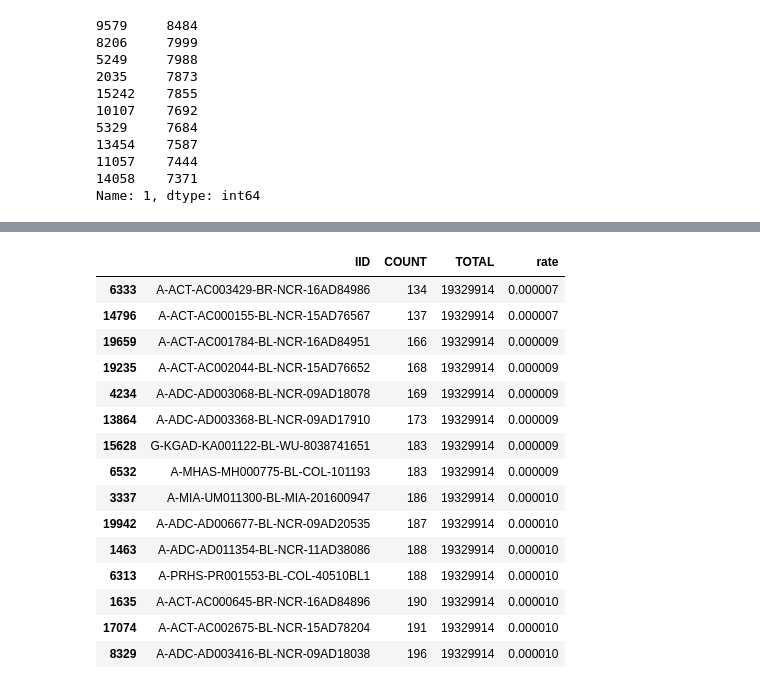
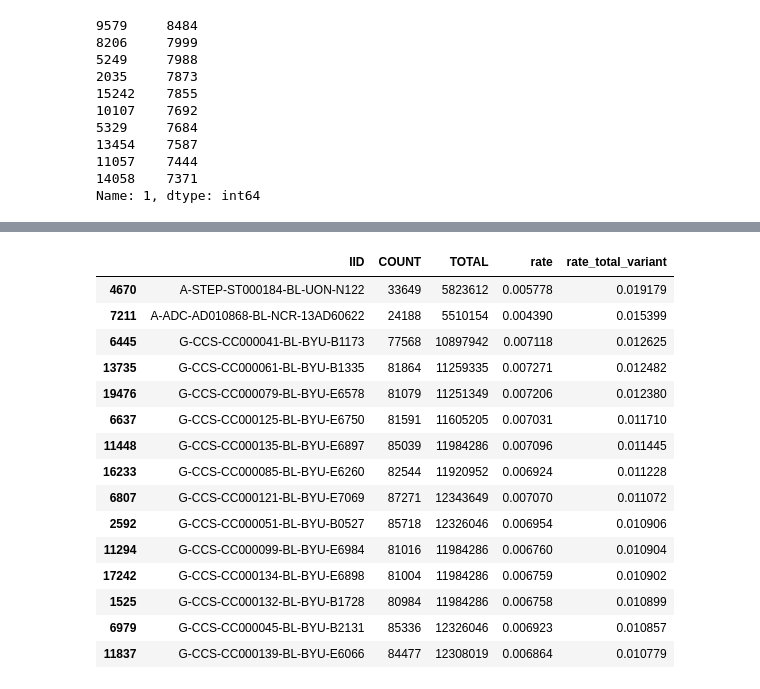
Before and after one commit to teresa-sansan/ADSP_polyfun, a Jupyter notebook: analysis/36k_indv_qc.ipynb, the cells around one changed output, grey strips where cells are left out. Cells and saved outputs as stored; diff of their text form; code cells hidden in the pictures.

```diff
--- a/analysis/36k_indv_qc.ipynb
+++ b/analysis/36k_indv_qc.ipynb
@@ -134,5 +132,7 @@ var_count.sort_values(by = "COUNT", ascending=False).head(15)
 # %%
 var_count["rate"] = var_count.COUNT/var_count.TOTAL
+# %%
+var_count['rate_total_variant'] = var_count.rate * (19329914/var_count.TOTAL)
 # %%
 var_count.sort_values(by = "rate", ascending=False).head(15)
 # %% [output]
@@ -155,19 +174,19 @@ var_count.sort_values(by = "rate", ascending=False).head(15)
 # %%
-var_count.sort_values(by = "rate").head(15)
+var_count.sort_values(by = "rate_total_variant",ascending=False).head(15)
 # %% [output]
-|  | IID | COUNT | TOTAL | rate |
-| 6333 | A-ACT-AC003429-BR-NCR-16AD84986 | 134 | 19329914 | 0.000007 |
-| 14796 | A-ACT-AC000155-BL-NCR-15AD76567 | 137 | 19329914 | 0.000007 |
-| 19659 | A-ACT-AC001784-BL-NCR-16AD84951 | 166 | 19329914 | 0.000009 |
-| 19235 | A-ACT-AC002044-BL-NCR-15AD76652 | 168 | 19329914 | 0.000009 |
-| 4234 | A-ADC-AD003068-BL-NCR-09AD18078 | 169 | 19329914 | 0.000009 |
-| 13864 | A-ADC-AD003368-BL-NCR-09AD17910 | 173 | 19329914 | 0.000009 |
-| 15628 | G-KGAD-KA001122-BL-WU-8038741651 | 183 | 19329914 | 0.000009 |
-| 6532 | A-MHAS-MH000775-BL-COL-101193 | 183 | 19329914 | 0.000009 |
-| 3337 | A-MIA-UM011300-BL-MIA-201600947 | 186 | 19329914 | 0.000010 |
-| 19942 | A-ADC-AD006677-BL-NCR-09AD20535 | 187 | 19329914 | 0.000010 |
-| 1463 | A-ADC-AD011354-BL-NCR-11AD38086 | 188 | 19329914 | 0.000010 |
-| 6313 | A-PRHS-PR001553-BL-COL-40510BL1 | 188 | 19329914 | 0.000010 |
-| 1635 | A-ACT-AC000645-BR-NCR-16AD84896 | 190 | 19329914 | 0.000010 |
-| 17074 | A-ACT-AC002675-BL-NCR-15AD78204 | 191 | 19329914 | 0.000010 |
-| 8329 | A-ADC-AD003416-BL-NCR-09AD18038 | 196 | 19329914 | 0.000010 |
+|  | IID | COUNT | TOTAL | rate | rate_total_variant |
+| 4670 | A-STEP-ST000184-BL-UON-N122 | 33649 | 5823612 | 0.005778 | 0.019179 |
+| 7211 | A-ADC-AD010868-BL-NCR-13AD60622 | 24188 | 5510154 | 0.004390 | 0.015399 |
+| 6445 | G-CCS-CC000041-BL-BYU-B1173 | 77568 | 10897942 | 0.007118 | 0.012625 |
+| 13735 | G-CCS-CC000061-BL-BYU-B1335 | 81864 | 11259335 | 0.007271 | 0.012482 |
+| 19476 | G-CCS-CC000079-BL-BYU-E6578 | 81079 | 11251349 | 0.007206 | 0.012380 |
+| 6637 | G-CCS-CC000125-BL-BYU-E6750 | 81591 | 11605205 | 0.007031 | 0.011710 |
+| 11448 | G-CCS-CC000135-BL-BYU-E6897 | 85039 | 11984286 | 0.007096 | 0.011445 |
+| 16233 | G-CCS-CC000085-BL-BYU-E6260 | 82544 | 11920952 | 0.006924 | 0.011228 |
+| 6807 | G-CCS-CC000121-BL-BYU-E7069 | 87271 | 12343649 | 0.007070 | 0.011072 |
+| 2592 | G-CCS-CC000051-BL-BYU-B0527 | 85718 | 12326046 | 0.006954 | 0.010906 |
+| 11294 | G-CCS-CC000099-BL-BYU-E6984 | 81016 | 11984286 | 0.006760 | 0.010904 |
+| 17242 | G-CCS-CC000134-BL-BYU-E6898 | 81004 | 11984286 | 0.006759 | 0.010902 |
+| 1525 | G-CCS-CC000132-BL-BYU-B1728 | 80984 | 11984286 | 0.006758 | 0.010899 |
+| 6979 | G-CCS-CC000045-BL-BYU-B2131 | 85336 | 12326046 | 0.006923 | 0.010857 |
+| 11837 | G-CCS-CC000139-BL-BYU-E6066 | 84477 | 12308019 | 0.006864 | 0.010779 |
```
Also changed, not shown: parts of 8 cells of this notebook, 2 other files.
